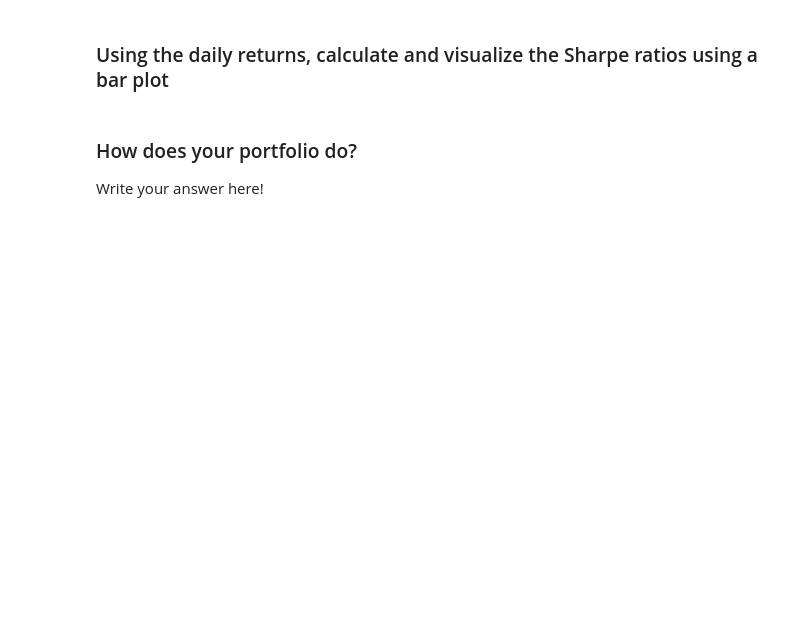
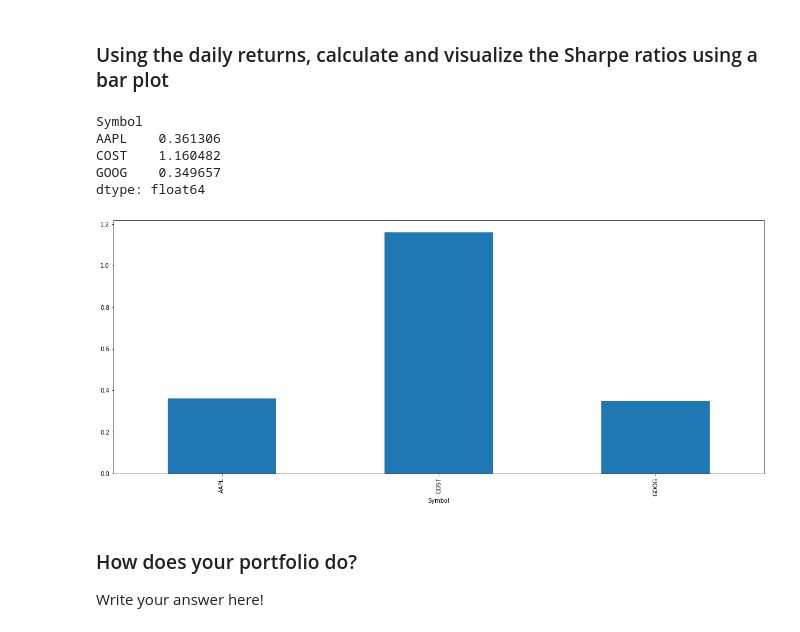
Before and after one commit to lrb924/Portfolio_Performance, a Jupyter notebook: whale_analysis.ipynb, the cells around one changed output. Cells and saved outputs as stored; diff of their text form; code cells hidden in the pictures; blank space fills up the shorter version.

```diff
--- a/whale_analysis.ipynb
+++ b/whale_analysis.ipynb
@@ -661,8 +669,19 @@ ValueError: The truth value of a Series is ambiguous. Use a.empty, a.bool(), a.i
 ### Using the daily returns, calculate and visualize the Sharpe ratios using a bar plot
 # %%
 # Calculate Annualized Sharpe Ratios
+sharpe_ratio = (myportfolio_returns_df.mean() / myportfolio_returns_df.std())*np.sqrt(252)
+sharpe_ratio
+# %% [output]
+Symbol
+AAPL    0.361306
+COST    1.160482
+GOOG    0.349657
+dtype: float64
 # %%
 # Visualize the sharpe ratios as a bar plot
+sharpe_ratio.plot(kind = "bar", figsize=(20,8));
+# %% [output]
+[figure, added]
 # %% [markdown]
 ### How does your portfolio do?
 
```
Also changed, not shown: parts of 32 cells of this notebook.
